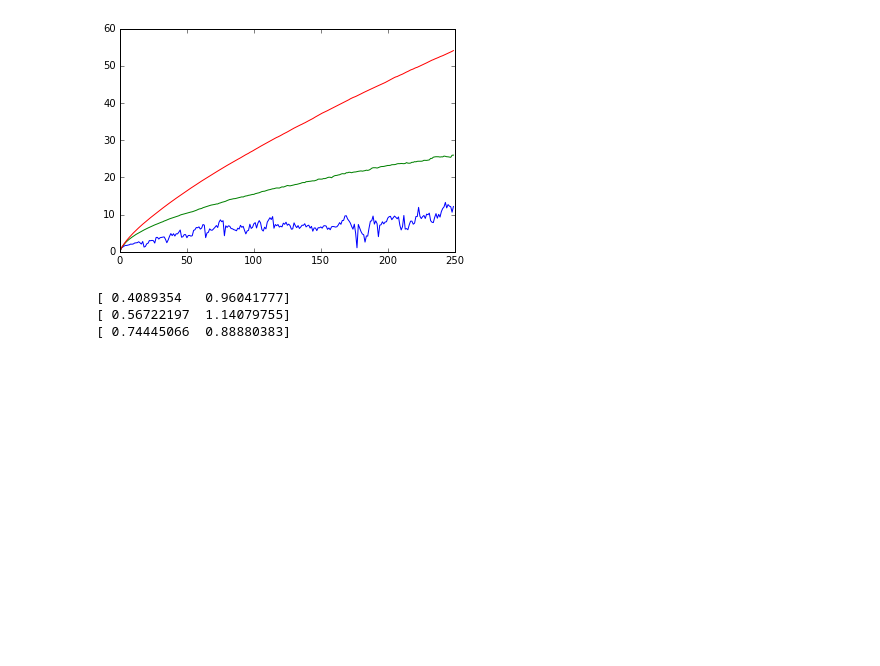
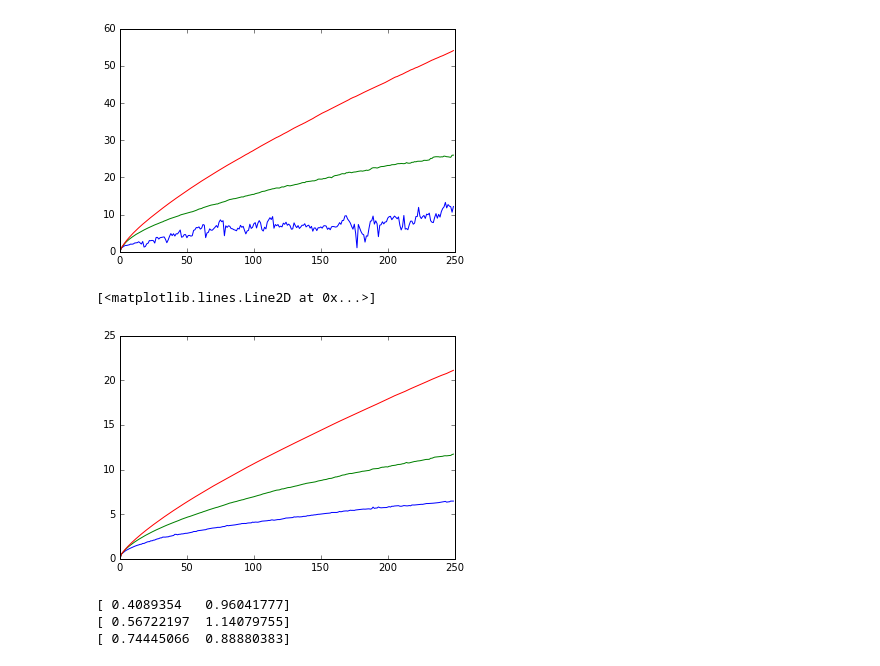
Before and after one commit to JesseSlim/comp-phys-2016-mc, a Jupyter notebook: results/analysis/HiResTAnalysis.ipynb, the cells around one changed output. Drawn from its saved outputs; the diff is of its cells as text; code cells hidden in the pictures; blank space fills up the shorter version.

```diff
--- a/results/analysis/HiResTAnalysis.ipynb
+++ b/results/analysis/HiResTAnalysis.ipynb
@@ -171,6 +171,13 @@ plt.plot(bd, hiSumData["r_e2e"], label="T = %.2f" % Ts[hiT])
 # %% [output]
 [<matplotlib.lines.Line2D at 0x...>]
 [figure]
+# %%
+plt.errorbar(bd, loSumData["r_gyration"], label="T = %.2f" % Ts[loT])
+plt.plot(bd, mdSumData["r_gyration"], label="T = %.2f" % Ts[mdT])
+plt.plot(bd, hiSumData["r_gyration"], label="T = %.2f" % Ts[hiT])
+# %% [output]
+[<matplotlib.lines.Line2D at 0x...>]
+[figure, added]
 # %%
 fitfunc = lambda x, a, b: b*x**a
 
```
Also changed, not shown: parts of 1 cell of this notebook, 5 other files.
